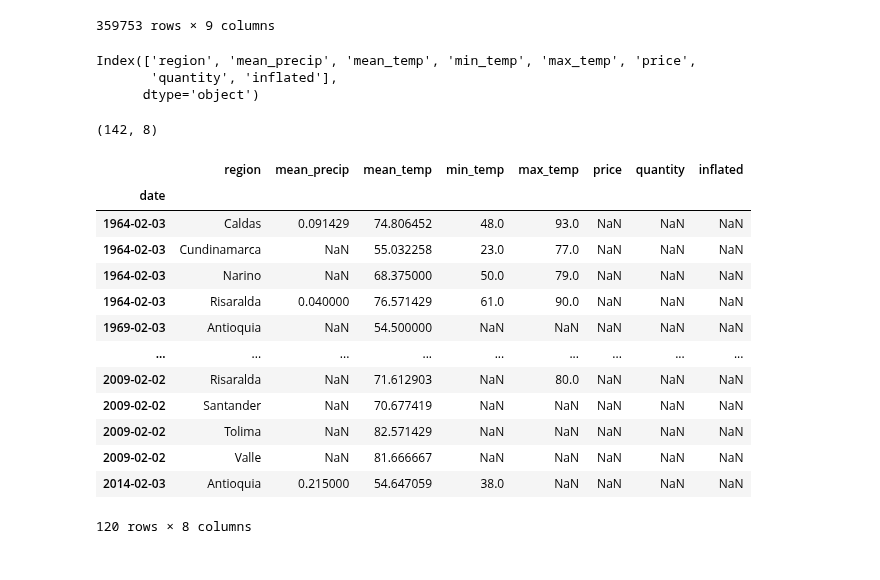
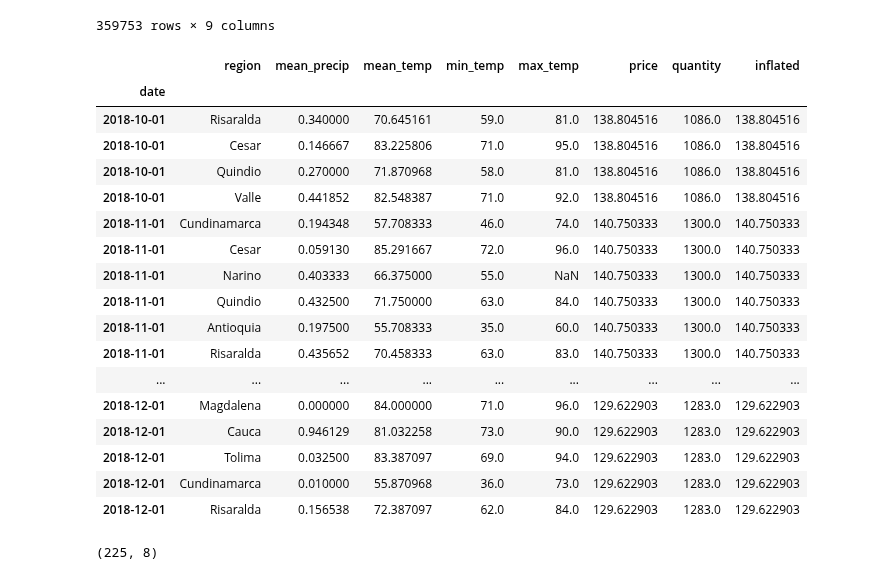
Before and after one commit to Data-Robusta/data-robusta, a Jupyter notebook: jeff_scratch.ipynb, the cells around one changed output. Saved outputs shown, nothing was run; the diff lists cells and outputs as text; code cells hidden in the pictures.

```diff
--- a/jeff_scratch.ipynb
+++ b/jeff_scratch.ipynb
@@ -423,30 +423,30 @@ df
 359753 rows × 9 columns
 # %%
 df = prepare.get_data()
-# %%
-df.columns
-# %% [output]
-Index(['region', 'mean_precip', 'mean_temp', 'min_temp', 'max_temp', 'price',
-       'quantity', 'inflated'],
-      dtype='object')
+# %%
+df = df.sort_values(by='region').sort_index()
+# %%
+df.tail(30)
+# %% [output]
+|  | region | mean_precip | mean_temp | min_temp | max_temp | price | quantity | inflated |
+| date |  |  |  |  |  |  |  |  |
+| 2018-10-01 | Risaralda | 0.340000 | 70.645161 | 59.0 | 81.0 | 138.804516 | 1086.0 | 138.804516 |
+| 2018-10-01 | Cesar | 0.146667 | 83.225806 | 71.0 | 95.0 | 138.804516 | 1086.0 | 138.804516 |
+| 2018-10-01 | Quindio | 0.270000 | 71.870968 | 58.0 | 81.0 | 138.804516 | 1086.0 | 138.804516 |
+| 2018-10-01 | Valle | 0.441852 | 82.548387 | 71.0 | 92.0 | 138.804516 | 1086.0 | 138.804516 |
+| 2018-11-01 | Cundinamarca | 0.194348 | 57.708333 | 46.0 | 74.0 | 140.750333 | 1300.0 | 140.750333 |
+| 2018-11-01 | Cesar | 0.059130 | 85.291667 | 72.0 | 96.0 | 140.750333 | 1300.0 | 140.750333 |
+| 2018-11-01 | Narino | 0.403333 | 66.375000 | 55.0 | NaN | 140.750333 | 1300.0 | 140.750333 |
+| 2018-11-01 | Quindio | 0.432500 | 71.750000 | 63.0 | 84.0 | 140.750333 | 1300.0 | 140.750333 |
+| 2018-11-01 | Antioquia | 0.197500 | 55.708333 | 35.0 | 60.0 | 140.750333 | 1300.0 | 140.750333 |
+| 2018-11-01 | Risaralda | 0.435652 | 70.458333 | 63.0 | 83.0 | 140.750333 | 1300.0 | 140.750333 |
+| ... | ... | ... | ... | ... | ... | ... | ... | ... |
+| 2018-12-01 | Magdalena | 0.000000 | 84.000000 | 71.0 | 96.0 | 129.622903 | 1283.0 | 129.622903 |
+| 2018-12-01 | Cauca | 0.946129 | 81.032258 | 73.0 | 90.0 | 129.622903 | 1283.0 | 129.622903 |
+| 2018-12-01 | Tolima | 0.032500 | 83.387097 | 69.0 | 94.0 | 129.622903 | 1283.0 | 129.622903 |
+| 2018-12-01 | Cundinamarca | 0.010000 | 55.870968 | 36.0 | 73.0 | 129.622903 | 1283.0 | 129.622903 |
+| 2018-12-01 | Risaralda | 0.156538 | 72.387097 | 62.0 | 84.0 | 129.622903 | 1283.0 | 129.622903 |
 # %%
-df[df.inflated.isna()].shape
+df[df.mean_temp.isna()].shape
 # %% [output]
-(142, 8)
+(225, 8)
-# %%
-df[df.inflated.isna()].head(120)
-# %% [output]
-|  | region | mean_precip | mean_temp | min_temp | max_temp | price | quantity | inflated |
-| date |  |  |  |  |  |  |  |  |
-| 1964-02-03 | Caldas | 0.091429 | 74.806452 | 48.0 | 93.0 | NaN | NaN | NaN |
-| 1964-02-03 | Cundinamarca | NaN | 55.032258 | 23.0 | 77.0 | NaN | NaN | NaN |
-| 1964-02-03 | Narino | NaN | 68.375000 | 50.0 | 79.0 | NaN | NaN | NaN |
-| 1964-02-03 | Risaralda | 0.040000 | 76.571429 | 61.0 | 90.0 | NaN | NaN | NaN |
-| 1969-02-03 | Antioquia | NaN | 54.500000 | NaN | NaN | NaN | NaN | NaN |
-| ... | ... | ... | ... | ... | ... | ... | ... | ... |
-| 2009-02-02 | Risaralda | NaN | 71.612903 | NaN | 80.0 | NaN | NaN | NaN |
-| 2009-02-02 | Santander | NaN | 70.677419 | NaN | NaN | NaN | NaN | NaN |
-| 2009-02-02 | Tolima | NaN | 82.571429 | NaN | NaN | NaN | NaN | NaN |
-| 2009-02-02 | Valle | NaN | 81.666667 | NaN | NaN | NaN | NaN | NaN |
-| 2014-02-03 | Antioquia | 0.215000 | 54.647059 | 38.0 | NaN | NaN | NaN | NaN |
-120 rows × 8 columns
```
Also changed, not shown: parts of 10 cells of this notebook, 1 other file.
